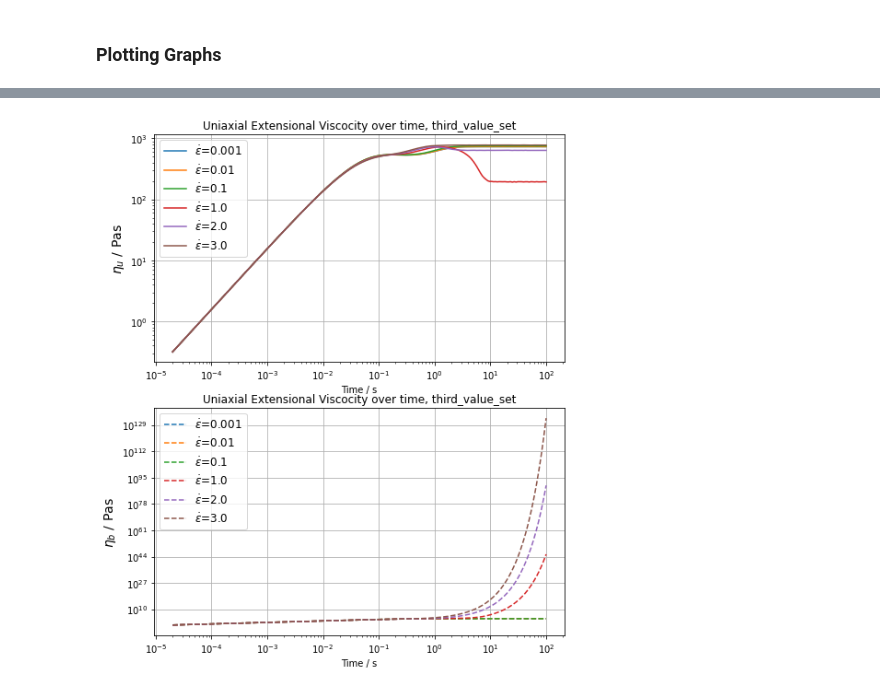
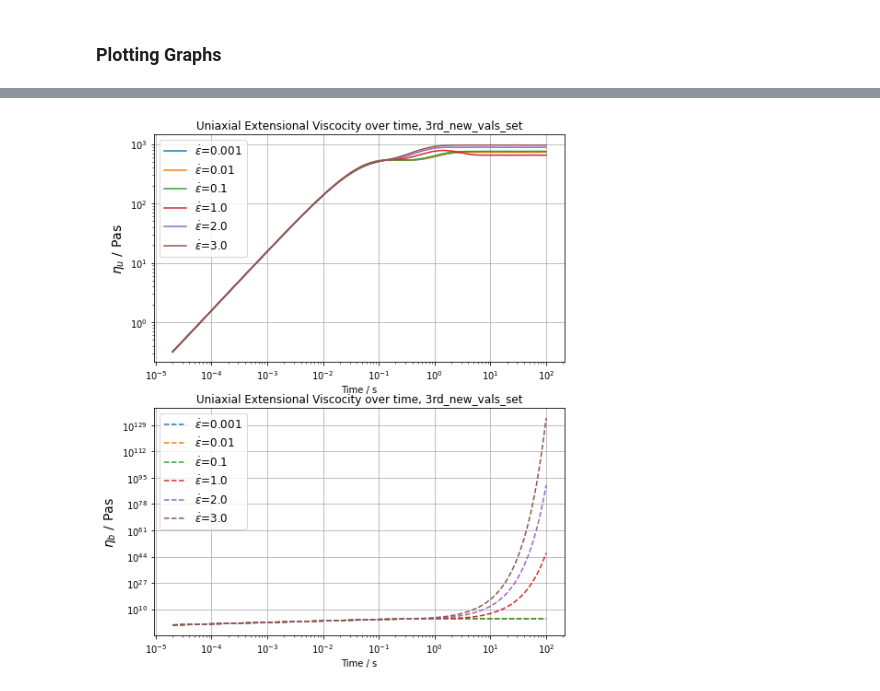
Before and after one commit to sc-coding-work/Sticky_Dumbbell_MS_Project, a Jupyter notebook: Sticky_Dumbbell_4.ipynb, the cells around one changed output, grey strips where cells are left out. Saved outputs shown, nothing was run; the diff lists cells and outputs as text; code cells hidden in the pictures.

```diff
--- a/Sticky_Dumbbell_4.ipynb
+++ b/Sticky_Dumbbell_4.ipynb
@@ -10,7 +10,7 @@ from scipy.integrate import solve_ivp
 import matplotlib.pyplot as plt
 
 # Peterlin function
-def peterlin(sigma, L2=31490.0):
+def peterlin(sigma, L2=16877.04):
     tr_sigma = np.trace(sigma)
     return (L2 - 3.0) / (L2 - tr_sigma)
 
@@ -50,10 +50,10 @@ def rhs(t, y):
 # %%
 # Define parameters
 alpha = 10.0 #Currently useless parameter
+tau_b = 57.3744
 tau_u = 0.0381
-tau_b = 57.3744
+k_minus = 1.7250 #Unbinding rate of sorts
 k_plus = 0.7830 #Binding rate of sorts
-k_minus = 1.7256 #Unbinding rate of sorts
 nkT = 16877.04 #In Pascals
 
 phi = (tau_b/tau_u)**0.5 #Ratio between conformational relaxation times, see section C in Sticky_Dumbbell_4 pdf
@@ -169,7 +169,7 @@ for i in range(len(StrainRate)):
 y_axis_labels = [r"$\sigma_{u,xx}$", r"$\sigma_{u,yy}$", r"$\sigma_{u,zz}$",
                  r"$\sigma_{b,xx}$", r"$\sigma_{b,yy}$", r"$\sigma_{b,zz}$"]
 for i in range(len(StrainRate)):
-    axs[i].set_title("Normal stresses third_value_set")
+    axs[i].set_title("Normal stresses 3rd_new_vals_set")
     axs[i].set_xlabel("Time / s", fontsize=12)
     axs[i].set_ylabel(f"{y_axis_labels[i]} / KPa", fontsize=18)
     axs[i].set_xscale("log")
@@ -178,5 +178,5 @@ for i in range(len(StrainRate)):
     axs[i].grid(True)
 
 fig.subplots_adjust(wspace=0.15, hspace=0.2)
-fig.savefig("normal_stresses_graphs_third_value_set.png", dpi=300, bbox_inches="tight")
+fig.savefig("normal_stresses_3rd_new_vals_set.png", dpi=300, bbox_inches="tight")
 # %% [output]
@@ -185,34 +185,34 @@ fig.savefig("normal_stresses_graphs_third_value_set.png", dpi=300, bbox_inches="
 fig, axs = plt.subplots(2, 1, figsize=(8, 10))
 #colors = plt.rcParams['axes.prop_cycle'].by_key()['color'] #List of default matplotlib colors
 axs = axs.flatten() #Making it a 1D array, in number order
 for i in range(len(StrainRate)):
     sigma_u_sol = sigma_u_list[i]
     sigma_b_sol = sigma_b_list[i]
     uniaxial_ext_visc_u = (sigma_u_sol[:, 0, 0] - sigma_u_sol[:, 1, 1])/StrainRate[i]
     uniaxial_ext_visc_b = (sigma_b_sol[:, 0, 0] - sigma_b_sol[:, 1, 1])/StrainRate[i]
 
     # --- New plot: Stress vs Strain ---
     axs[0].plot(t, uniaxial_ext_visc_u, label=fr"$\dot{{\epsilon}}$={StrainRate[i]}")#, c=colors[5])
     axs[1].plot(t, uniaxial_ext_visc_b, '--', label=fr"$\dot{{\epsilon}}$={StrainRate[i]}")#, c=colors[5])
 
 
 axs[0].set_xlabel("Time / s")
 axs[0].set_ylabel(r"$\eta_{u}$ / Pas", fontsize=14)
-axs[0].set_title("Uniaxial Extensional Viscocity over time, third_value_set")
+axs[0].set_title("Uniaxial Extensional Viscocity over time, 3rd_new_vals_set")
 axs[0].set_xscale("log")
 axs[0].set_yscale("log")
 axs[0].legend(fontsize=12)
 axs[0].grid(True)
 
 axs[1].set_xlabel("Time / s")
 axs[1].set_ylabel(r"$\eta_{b}$ / Pas", fontsize=14)
-axs[1].set_title("Uniaxial Extensional Viscocity over time, third_value_set")
+axs[1].set_title("Uniaxial Extensional Viscocity over time, 3rd_new_vals_set")
 axs[1].set_xscale("log")
 axs[1].set_yscale("log")
 axs[1].legend(fontsize=12)
 axs[1].grid(True)
 
 
-fig.savefig("extens_visc_graphs_second_value_set.png", dpi=300, bbox_inches="tight")
+fig.savefig("extens_visc_3rd_new_vals_set.png", dpi=300, bbox_inches="tight")
 # %% [output]
-[figure, old version]
+[figure, new version]
```
Also changed, not shown: parts of 3 cells of this notebook, 6 other files.
